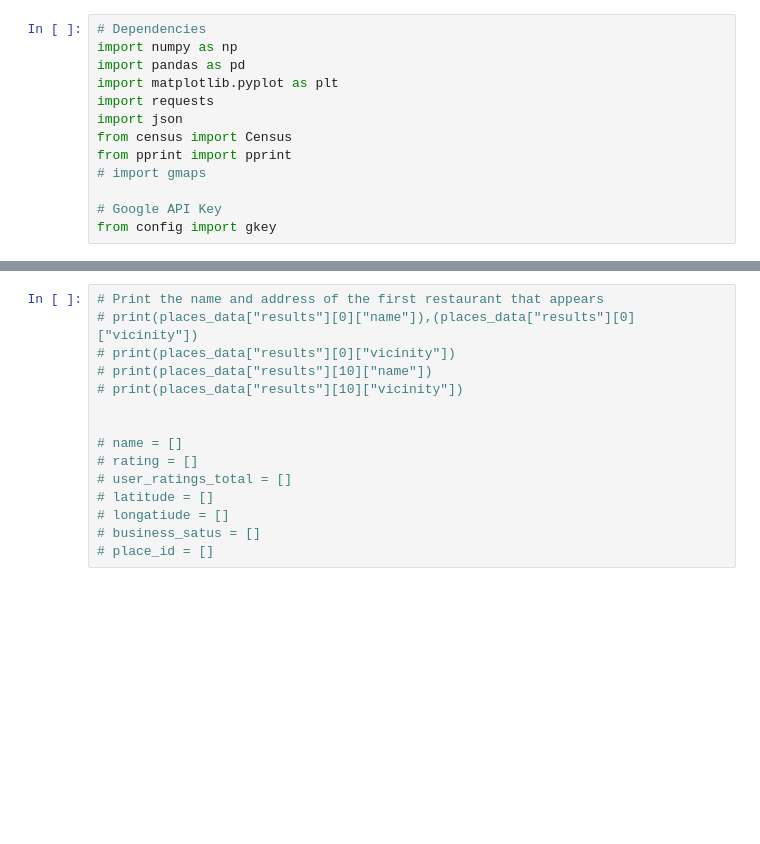
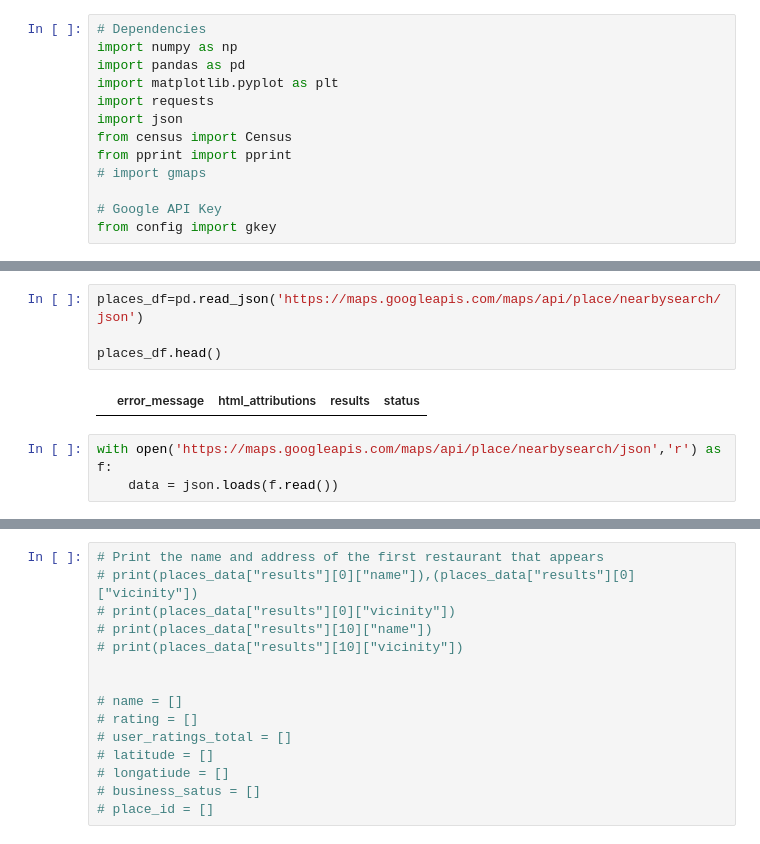
Before and after one commit to mward95/Restaurant_API, a Jupyter notebook: Matthew Ward/Yelp Test.ipynb, the cells around one changed output, grey strips where cells are left out. Cells and saved outputs as stored; diff of their text form; blank space fills up the shorter version.

```diff
--- a/Matthew Ward/Yelp Test.ipynb
+++ b/Matthew Ward/Yelp Test.ipynb
@@ -45,3 +68,12 @@ https://maps.googleapis.com/maps/api/place/nearbysearch/json?location=33.753746%
+# %%
+places_df=pd.read_json('https://maps.googleapis.com/maps/api/place/nearbysearch/json')
+
+places_df.head()
+# %% [output]
+|  | error_message | html_attributions | results | status |
+# %%
+with open('https://maps.googleapis.com/maps/api/place/nearbysearch/json','r') as f:
+    data = json.loads(f.read())
 # %%
 # convert response to json
 places_data = response.json()
```
Also changed, not shown: parts of 6 cells of this notebook, 3 other files.
